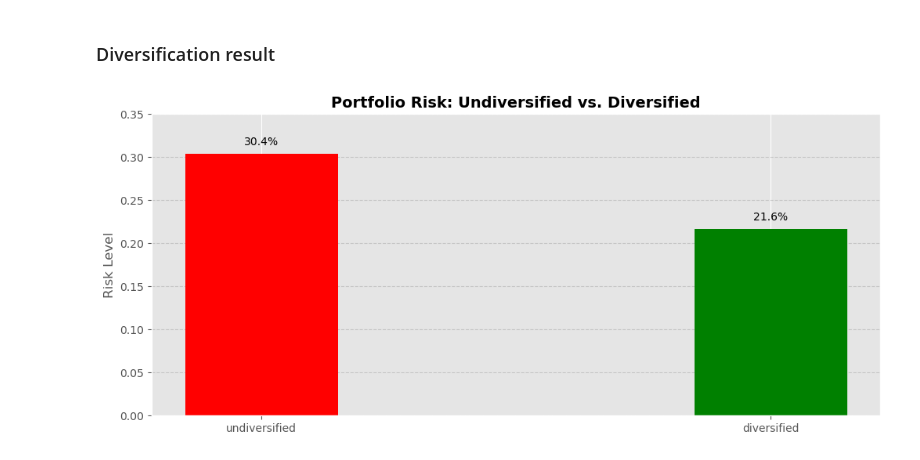
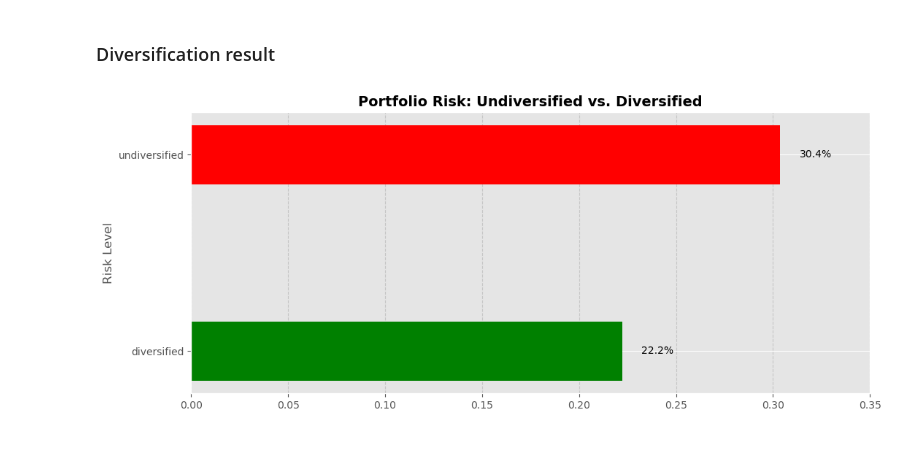
Before and after one commit to musandur/portfolio-constrction-and-diversification, a Jupyter notebook: portfolio_diversification.ipynb, the cells around one changed output. Cells and saved outputs as stored; diff of their text form; code cells hidden in the pictures.

```diff
--- a/portfolio_diversification.ipynb
+++ b/portfolio_diversification.ipynb
@@ -157,17 +171,19 @@ plt.show()
 undiversified_ticker_list = ['NVDA', 'AMD','BAC',  'AAPL', 'GOOGL', 'MSFT', 'AMZN', 'META', ]
 
 historical_data = yf.download(tickers=undiversified_ticker_list, start='2019-08-08', end='2024-08-09')
-close_prices = historical_data['Adj Close']
-daily_ret = close_prices.pct_change().dropna()
-# print(daily_ret.head())
-daily_ret.index.name = 'date'
-daily_ret.columns.name = ''
+undiversified_close_prices = historical_data['Adj Close']
+undiversified_daily_ret = undiversified_close_prices.pct_change().dropna()
+# print(undiversified_daily_ret.head())
+undiversified_daily_ret.index.name = 'date'
+undiversified_daily_ret.columns.name = ''
 
-undiversified_portfolio = portfolio_risk_and_beta_estimates(undiversified_ticker_list, daily_ret, factor_data, risk_factor_names)
+undiversified_portfolio = portfolio_risk_and_beta_estimates(undiversified_ticker_list, undiversified_daily_ret, factor_data, risk_factor_names)
 
-undiversified_risk_p = undiversified_portfolio.estimate_portfolio_risk(252)
+undiversified_risk_p = undiversified_portfolio.estimate_portfolio_risk(annualized_coef=252)
 
 undiversified_portfolio.plot_estimated_risk_exposures(title='Estimated Factor Exposures: Undiversified Portfolio')
+
+undiversified_portfolio.plot_selected_assets(undiversified_close_prices, nrows=2, ncols=4)
 # %% [output]
 [*********************100%%**********************]  8 of 8 completed
 Estimated Portfolio  Risk in Percentage:  30.4%
@@ -175,7 +192,7 @@ Estimated Portfolio  Risk in Percentage:  30.4%
 # %% [markdown]
 ### Diversified Portfolio
 # %%
-diversified_ticker_list = ['NVDA', 'AMD', 'BAC', 'AAPL', 'LANC', 'WDFC','TDS',  'MGRC', 'NEM', 'CPB', 'AMZN', 'AEM'] # GOLD
+diversified_ticker_list = ['NVDA', 'AMD', 'BAC', 'AAPL', 'LANC', 'WDFC','TDS',  'MGRC', 'EGO', 'CPB', 'AMZN', 'AEM']
 historical_data = yf.download(tickers=diversified_ticker_list, start='2019-08-08', end='2024-08-09')
 diversified_close_prices = historical_data['Adj Close']
 diversified_daily_ret = diversified_close_prices.pct_change().dropna()
@@ -185,8 +202,10 @@ diversified_daily_ret.columns.name = ''
 
 diversified_portfolio = portfolio_risk_and_beta_estimates(diversified_ticker_list, diversified_daily_ret, factor_data, risk_factor_names)
 
-diversified_risk_p = diversified_portfolio.estimate_portfolio_risk(252)
+diversified_risk_p = diversified_portfolio.estimate_portfolio_risk(annualized_coef=252)
 
 diversified_portfolio.plot_estimated_risk_exposures(title='Estimated Factor Exposures: Diversified Portfolio')
+
+diversified_portfolio.plot_selected_assets(diversified_close_prices, nrows=3, ncols=4)
 # %% [output]
 [*********************100%%**********************]  12 of 12 completed
@@ -197,23 +217,25 @@ Estimated Portfolio  Risk in Percentage:  21.6%
 # %%
 result = pd.DataFrame({'undiversified':[undiversified_risk_p], 'diversified':[diversified_risk_p]}, index=['portfolio_risk'])
 
 
 fig, ax = plt.subplots()
 
-ax.bar('undiversified', result['undiversified'], color='red', width=0.3)
-ax.bar('diversified', result['diversified'], color='green', width=0.3)
+ax.barh('diversified', result['diversified'], color='green', height=0.3)
+ax.barh('undiversified', result['undiversified'], color='red', height=0.3)
 
-ax.text(0, result['undiversified'] + 0.01, '30.4%', ha='center')
-ax.text(1, result['diversified'] + 0.01, '21.6%', ha='center')
+
+ax.text(result['diversified'] + 0.01, 0, '22.2%', va='center')
+ax.text(result['undiversified'] + 0.01, 1, '30.4%', va='center')
+
 
 plt.ylabel('Risk Level')
 plt.title('Portfolio Risk: Undiversified vs. Diversified', fontsize=14, fontweight='bold')
 
-plt.ylim(0, 0.35)
+plt.xlim(0, 0.35)
 
-plt.grid(axis='y', color='gray', linestyle='--', alpha=.3)
+plt.grid(axis='x', color='gray', linestyle='--', alpha=.3)
 
 plt.xticks(rotation=0)
 plt.show()
 # %% [output]
-[figure, old version]
+[figure, new version]
```
Also changed, not shown: parts of 7 cells of this notebook, 1 other file.
